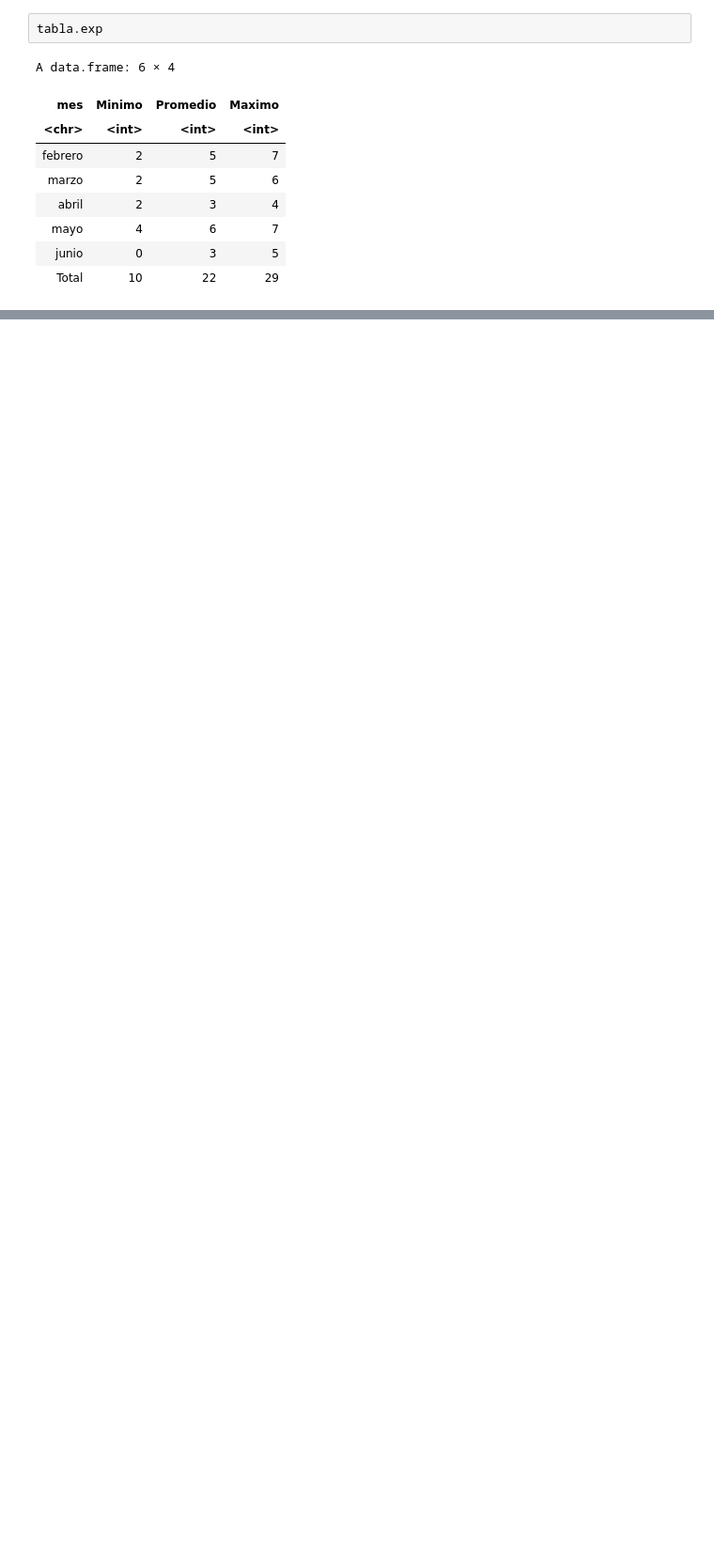
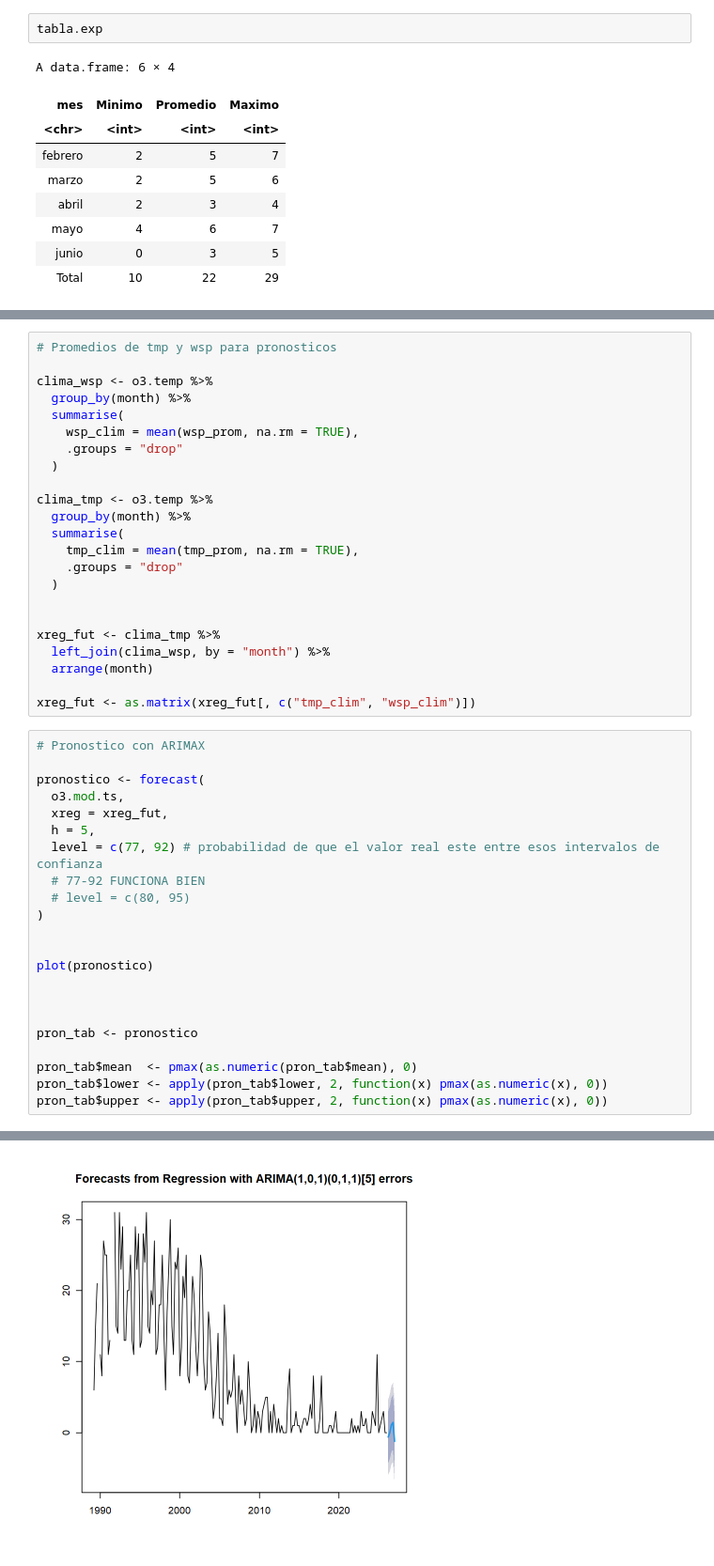
Before and after one commit to erdavg/pronostico_O3, a Jupyter notebook: pronostico_o3_prob.ipynb, the cells around one changed output, grey strips where cells are left out. Shown at 94% size. Cells and saved outputs as stored; diff of their text form; blank space fills up the shorter version.

```diff
--- a/pronostico_o3_prob.ipynb
+++ b/pronostico_o3_prob.ipynb
@@ -182,0 +352,46 @@ getwd()
+# %%
+# Promedios de tmp y wsp para pronosticos
+
+clima_wsp <- o3.temp %>%
+  group_by(month) %>%
+  summarise(
+    wsp_clim = mean(wsp_prom, na.rm = TRUE),
+    .groups = "drop"
+  )
+
+clima_tmp <- o3.temp %>%
+  group_by(month) %>%
+  summarise(
+    tmp_clim = mean(tmp_prom, na.rm = TRUE),
+    .groups = "drop"
+  )
+
+
+xreg_fut <- clima_tmp %>%
+  left_join(clima_wsp, by = "month") %>%
+  arrange(month)
+
+xreg_fut <- as.matrix(xreg_fut[, c("tmp_clim", "wsp_clim")])
+# %%
+# Pronostico con ARIMAX
+
+pronostico <- forecast(
+  o3.mod.ts,
+  xreg = xreg_fut,
+  h = 5,
+  level = c(77, 92) # probabilidad de que el valor real este entre esos intervalos de confianza
+  # 77-92 FUNCIONA BIEN
+  # level = c(80, 95)
+)
+
+
+plot(pronostico)
+
+
+
+pron_tab <- pronostico
+
+pron_tab$mean  <- pmax(as.numeric(pron_tab$mean), 0)
+pron_tab$lower <- apply(pron_tab$lower, 2, function(x) pmax(as.numeric(x), 0))
+pron_tab$upper <- apply(pron_tab$upper, 2, function(x) pmax(as.numeric(x), 0))
+# %% [output]
@@ -182,0 +400 @@ getwd()
+[figure, added]
```
Also changed, not shown: parts of 16 cells of this notebook.
